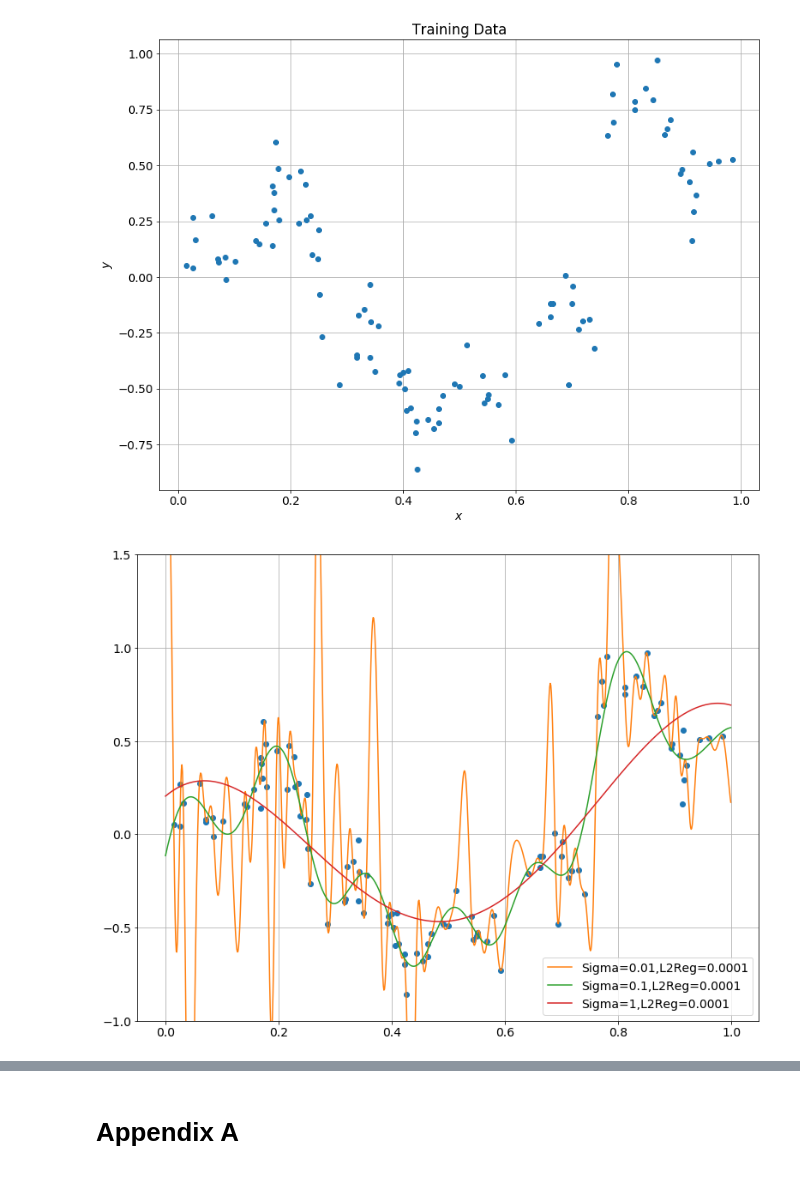
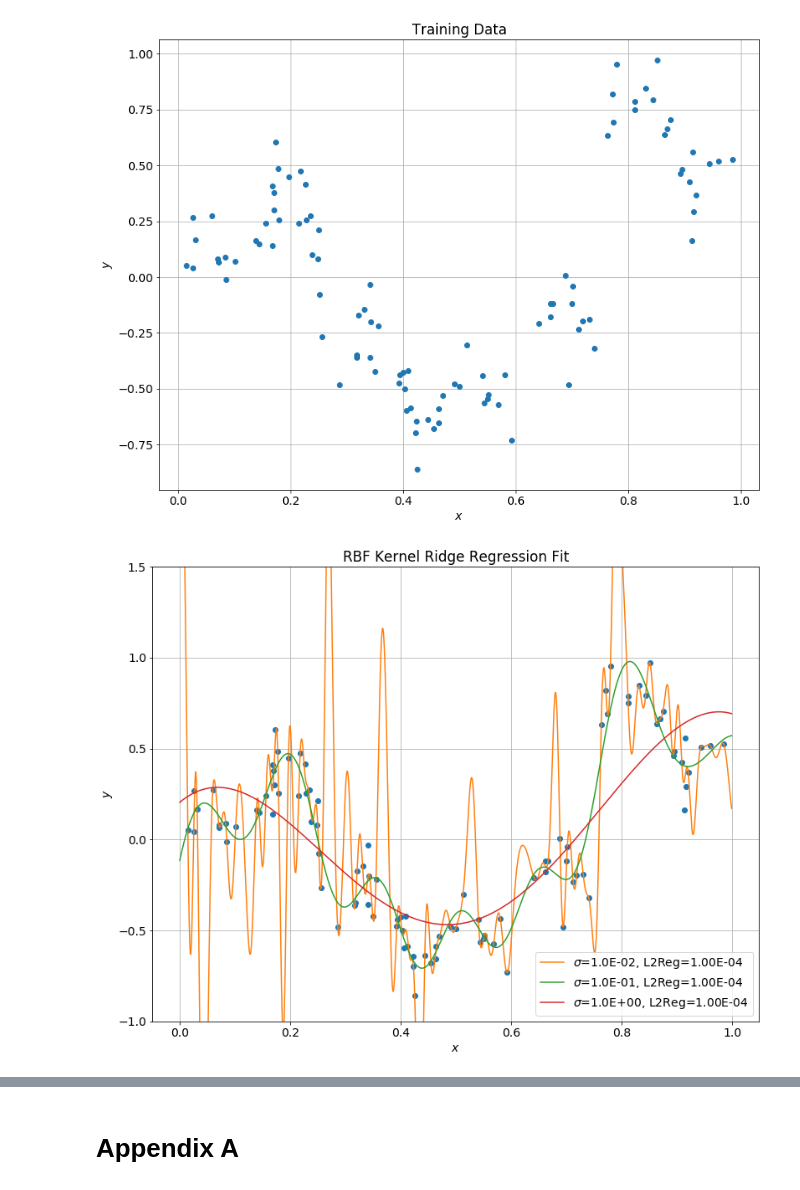
Before and after one commit to chaaland/bloomberg-ml-course, a Jupyter notebook: HW4/writeup/HW4.ipynb, the cells around one changed output, grey strips where cells are left out. Drawn from its saved outputs; the diff is of its cells as text; code cells hidden in the pictures.

```diff
--- a/HW4/writeup/HW4.ipynb
+++ b/HW4/writeup/HW4.ipynb
@@ -259,6 +219,5 @@ def polynomial_kernel(X1, X2, offset, degree):
 # %%
-# PLot kernel machine functions
-
+# Plot kernel machine functions
 plot_step = .01
 xpts = np.arange(-6.0, 6, plot_step).reshape(-1,1)
 prototypes = np.array([-4,-1,0,2]).reshape(-1,1)
@@ -266,17 +225,17 @@ prototypes = np.array([-4,-1,0,2]).reshape(-1,1)
 # Linear kernel
 plt.subplot(221)
 y = linear_kernel(prototypes, xpts)
-for i in range(len(prototypes)):
-    label = "Linear@"+str(prototypes[i,:])
+for i, prot in enumerate(prototypes):
+    label = 'Linear@{0}'.format(prot)
     plt.plot(xpts, y[i,:], label=label)
 plt.legend(loc = 'best')
 plt.grid(True)
 
 # Polynomial kernel
 plt.subplot(222)
-y = polynomial_kernel(prototypes, xpts,1,3)
-for i in range(len(prototypes)):
-    label = "Linear@"+str(prototypes[i,:])
+y = polynomial_kernel(prototypes, xpts, 1, 3)
+for i, prot in enumerate(prototypes):
+    label = 'Linear@{0}'.format(prot)
     plt.plot(xpts, y[i,:], label=label)
 plt.legend(loc = 'best')
 plt.grid(True)
@@ -284,8 +243,8 @@ plt.grid(True)
 # RBF kernel
 plt.subplot(212)
 y = RBF_kernel(prototypes, xpts,1)
-for i in range(len(prototypes)):
-    label = "Linear@"+str(prototypes[i,:])
+for i, prot in enumerate(prototypes):
+    label = 'Linear@{0}'.format(prot)
     plt.plot(xpts, y[i,:], label=label)
 plt.legend(loc = 'best')
 plt.grid(True)
@@ -354,29 +287,26 @@ plt.grid(True)
 plt.plot(x_train, y_train,'o');
 # %% [output]
 [figure]
-# %%
-def train_kernel_ridge_regression(X, y, kernel, l2reg):
-    n, _ = X.shape
-    K = kernel(X, X)
-    alpha = np.linalg.lstsq(K + l2reg*np.eye(n), y, rcond=-1)[0]
-
-    return Kernel_Machine(kernel, X, alpha)
 # %%
 plot_step = .001
-xpts = np.arange(0 , 1, plot_step).reshape(-1,1)
-plt.plot(x_train,y_train,'o')
+xpts = np.arange(0, 1, plot_step).reshape(-1,1)
+plt.plot(x_train, y_train, 'o')
 l2reg = 0.0001
 
-for sigma in [.01,.1,1]:
+for sigma in [.01, .1, 1]:
     k = functools.partial(RBF_kernel, sigma=sigma)
     f = train_kernel_ridge_regression(x_train, y_train, k, l2reg=l2reg)
-    label = "Sigma="+str(sigma)+",L2Reg="+str(l2reg)
+    label = r'$\sigma$={0:.1E}, L2Reg={1:.2E}'.format(sigma, l2reg)
     plt.plot(xpts, f.predict(xpts), label=label)
 
 plt.legend(loc = 'best')
-plt.ylim(-1,1.5)
-plt.show()
+plt.ylim(-1,1.5);
+plt.title('RBF Kernel Ridge Regression Fit');
+plt.xlabel(r'$x$');
+plt.ylabel(r'$y$');
+
+plt.show();
 # %% [output]
-[figure, old version]
+[figure, new version]
 # %%
 plot_step = .001
```
Also changed, not shown: parts of 28 cells of this notebook, 4 other files.
